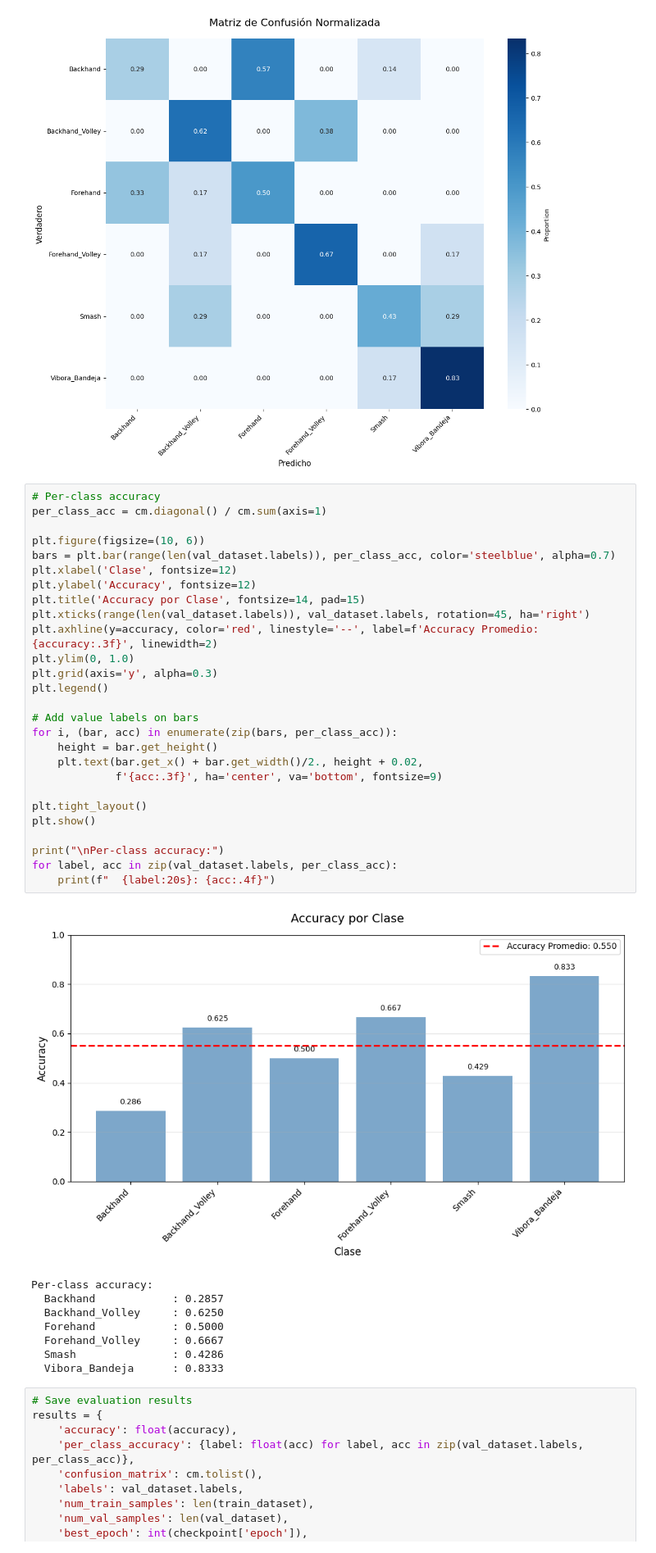
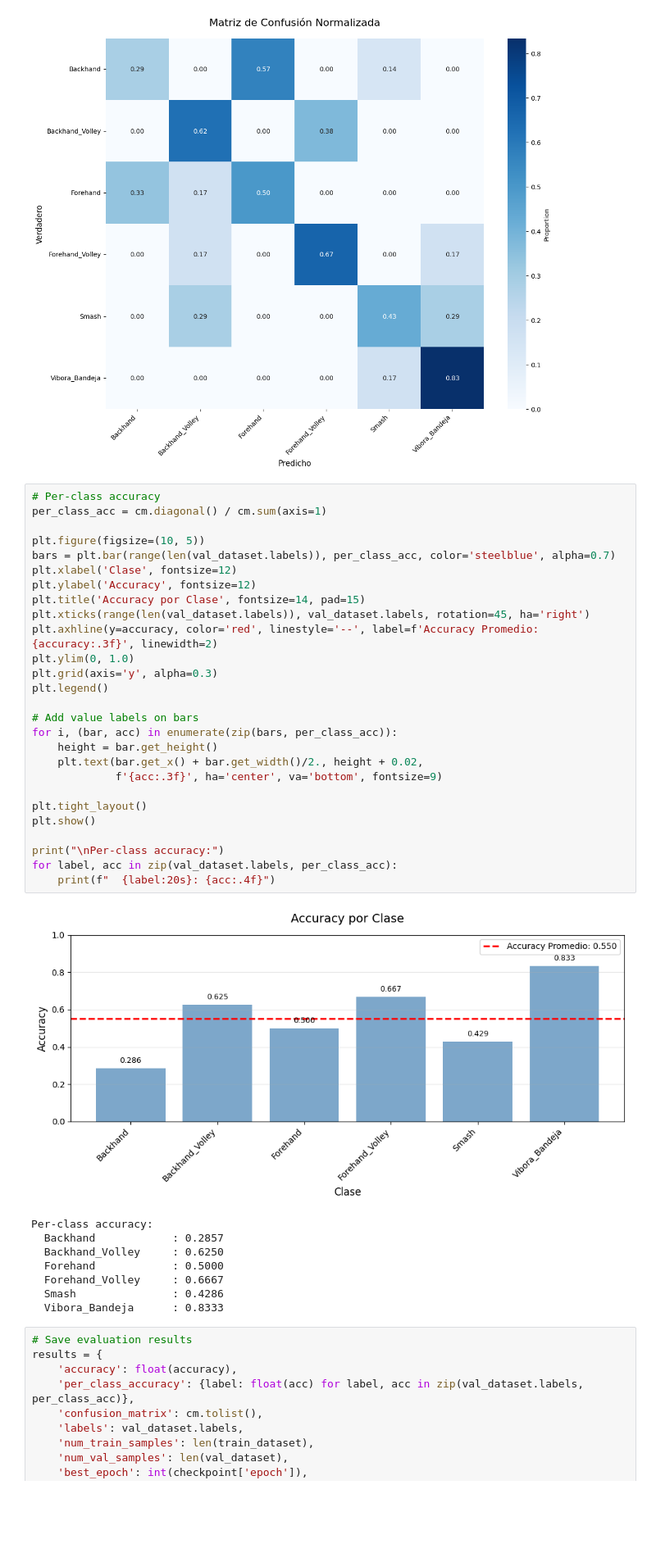
Before and after one commit to romogo17/padel-cv, a Jupyter notebook: notebooks/stroke-classification-skeletons.ipynb, the cells around one changed output. Shown at 82% size. Saved outputs shown, nothing was run; the diff lists cells and outputs as text; blank space fills up the shorter version.

```diff
--- a/notebooks/stroke-classification-skeletons.ipynb
+++ b/notebooks/stroke-classification-skeletons.ipynb
@@ -1387,32 +1402,32 @@ plt.show()
 # %%
 # Per-class accuracy
 per_class_acc = cm.diagonal() / cm.sum(axis=1)
 
-plt.figure(figsize=(10, 6))
+plt.figure(figsize=(10, 5))
 bars = plt.bar(range(len(val_dataset.labels)), per_class_acc, color='steelblue', alpha=0.7)
 plt.xlabel('Clase', fontsize=12)
 plt.ylabel('Accuracy', fontsize=12)
 plt.title('Accuracy por Clase', fontsize=14, pad=15)
 plt.xticks(range(len(val_dataset.labels)), val_dataset.labels, rotation=45, ha='right')
 plt.axhline(y=accuracy, color='red', linestyle='--', label=f'Accuracy Promedio: {accuracy:.3f}', linewidth=2)
 plt.ylim(0, 1.0)
 plt.grid(axis='y', alpha=0.3)
 plt.legend()
 
 # Add value labels on bars
 for i, (bar, acc) in enumerate(zip(bars, per_class_acc)):
     height = bar.get_height()
     plt.text(bar.get_x() + bar.get_width()/2., height + 0.02,
              f'{acc:.3f}', ha='center', va='bottom', fontsize=9)
 
 plt.tight_layout()
 plt.show()
 
 print("\nPer-class accuracy:")
 for label, acc in zip(val_dataset.labels, per_class_acc):
     print(f"  {label:20s}: {acc:.4f}")
 # %% [output]
-[figure, old version]
+[figure, new version]
 Per-class accuracy:
   Backhand            : 0.2857
   Backhand_Volley     : 0.6250
```
Also changed, not shown: parts of 4 cells of this notebook.
